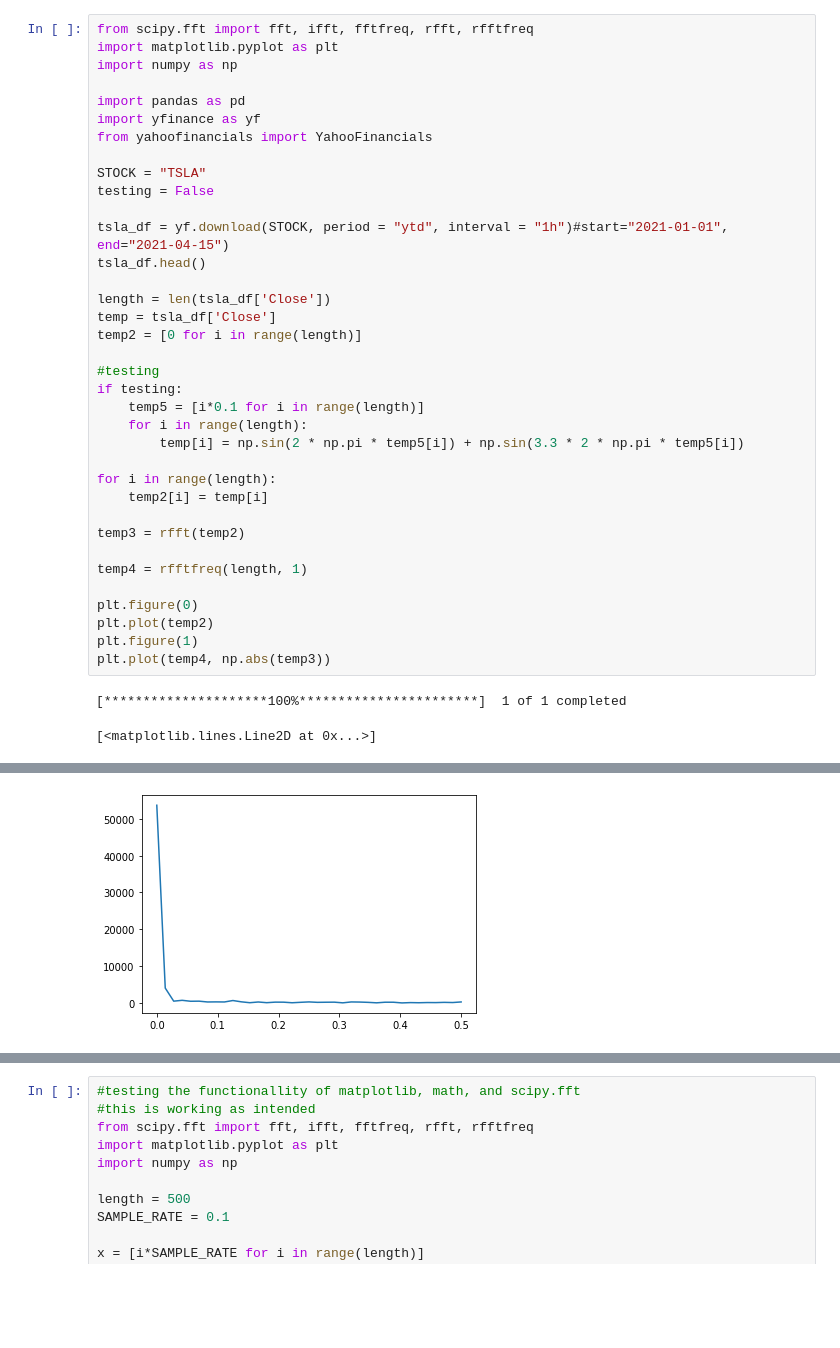
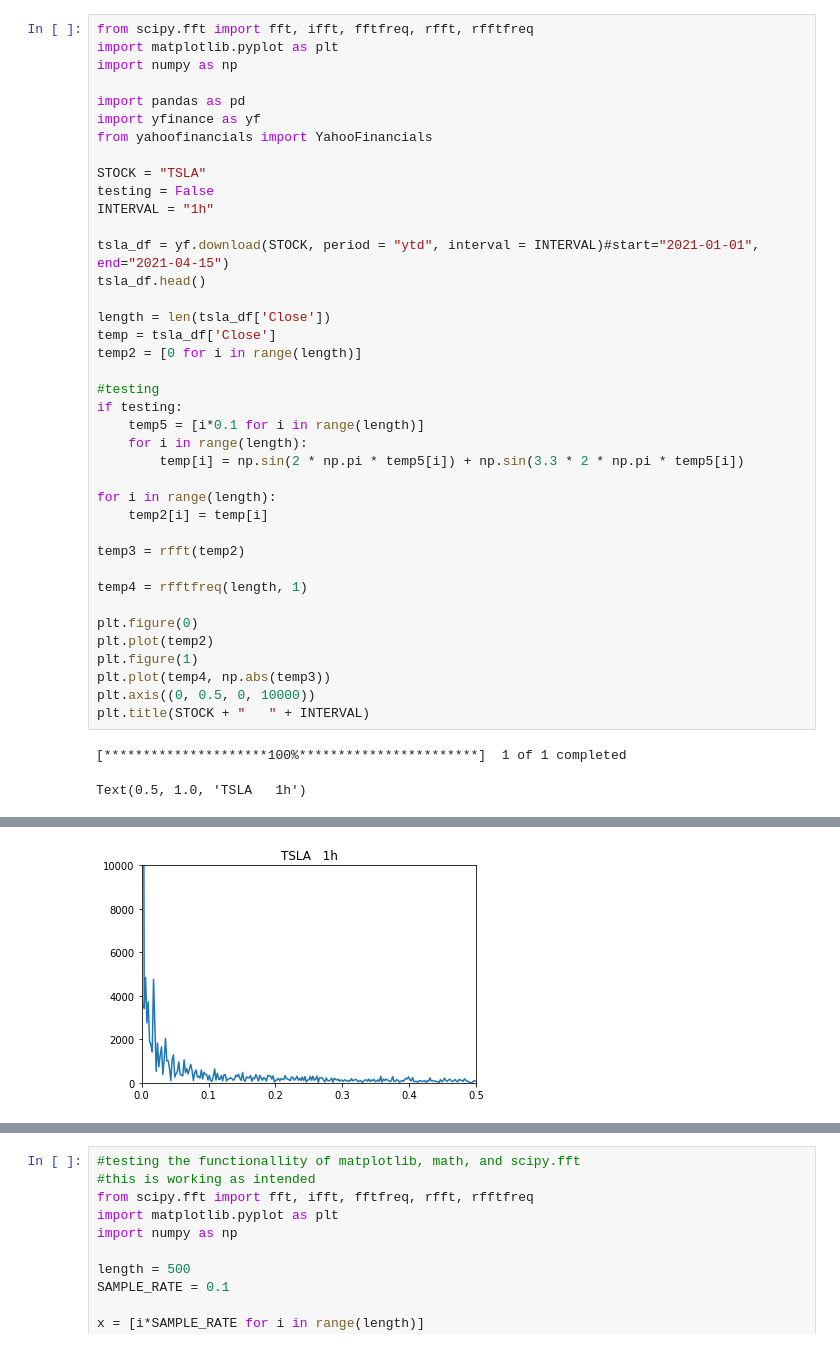
Before and after one commit to TheJade/Stock-Market-Analysis, a Jupyter notebook: FFT2021-04-16/JupyterTesting.ipynb, the cells around one changed output, grey strips where cells are left out. Saved outputs shown, nothing was run; the diff lists cells and outputs as text; blank space fills up the shorter version.

```diff
--- a/FFT2021-04-16/JupyterTesting.ipynb
+++ b/FFT2021-04-16/JupyterTesting.ipynb
@@ -51,8 +9,9 @@ from yahoofinancials import YahooFinancials
 
 STOCK = "TSLA"
 testing = False
+INTERVAL = "1h"
 
-tsla_df = yf.download(STOCK, period = "ytd", interval = "1h")#start="2021-01-01", end="2021-04-15")
+tsla_df = yf.download(STOCK, period = "ytd", interval = INTERVAL)#start="2021-01-01", end="2021-04-15")
 tsla_df.head()
 
 length = len(tsla_df['Close'])
@@ -76,6 +35,8 @@ plt.figure(0)
 plt.plot(temp2)
 plt.figure(1)
 plt.plot(temp4, np.abs(temp3))
+plt.axis((0, 0.5, 0, 10000))
+plt.title(STOCK + "   " + INTERVAL)
 # %% [output]
 [*********************100%***********************]  1 of 1 completed
-[<matplotlib.lines.Line2D at 0x...>]
+Text(0.5, 1.0, 'TSLA   1h')
@@ -83 +44 @@ plt.plot(temp4, np.abs(temp3))
-[figure, old version]
+[figure, new version]
```
Also changed, not shown: parts of 6 cells of this notebook.
